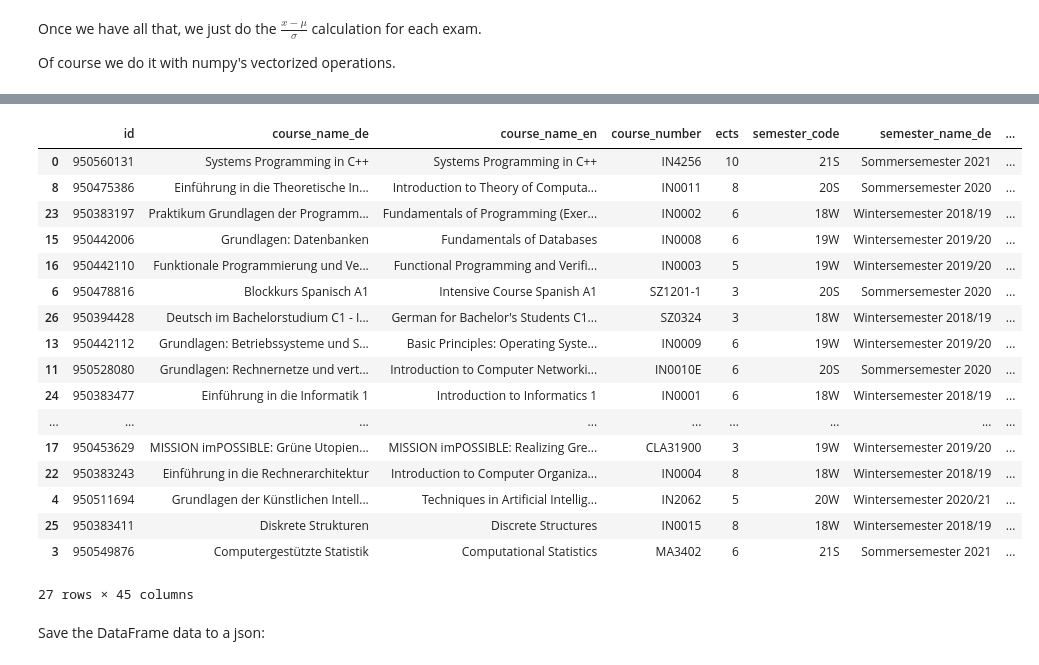
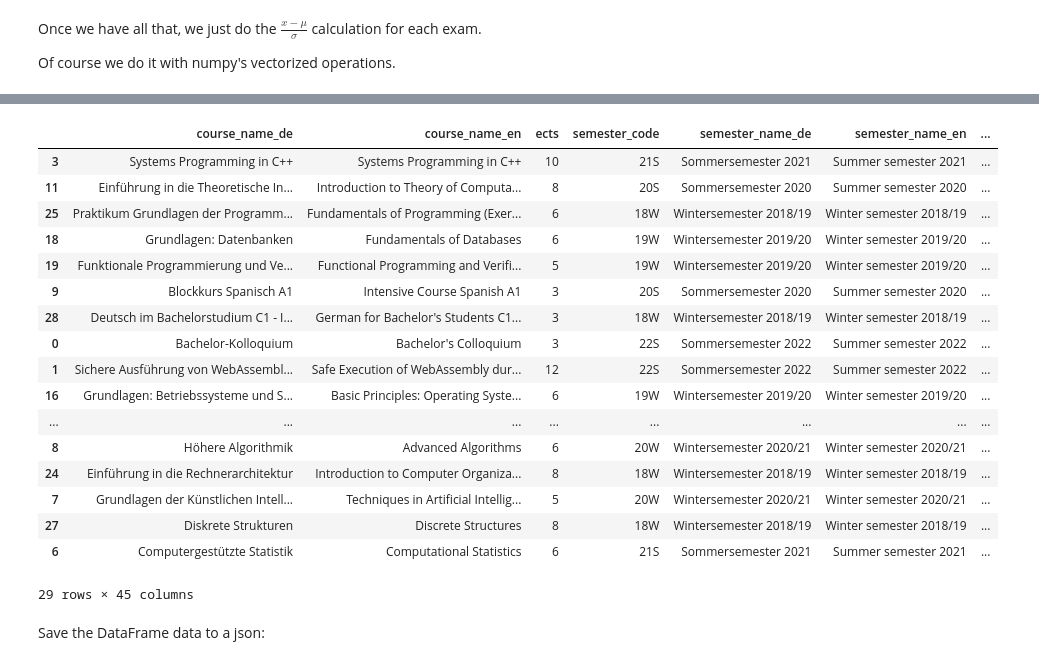
Before and after one commit to t4lz/my-grades, a Jupyter notebook: ExamStats.ipynb, the cells around one changed output, grey strips where cells are left out. Saved outputs shown, nothing was run; the diff lists cells and outputs as text; code cells hidden in the pictures.

Commit message:
Adapt to changed API and indluce latest grades.

```diff
--- a/ExamStats.ipynb
+++ b/ExamStats.ipynb
@@ -28,4 +34,43 @@ build_dict = lambda course: {
 # %% [markdown]
 Creating a list of dicts, each dict containing the info for one course.
 # %%
-dicts = [build_dict(course) for course in data['resource']]
+dicts = [build_dict(course) for course in data['resource'] if course['content']['achievementDto']['achievementStatusType'] == 'FINAL']
+# %%
+import pandas as pd
+
+
+possible_grades = ['1.0', '1.3', '1.4', '1.7', '2.0', '2.3', '2.4', '2.7', '3.0', '3.3', '3.4', '3.7', '4.0', '4.3', '4.7', '5.0']
+standard_possible_grades = ['1.0', '1.3', '1.7', '2.0', '2.3', '2.7', '3.0', '3.3', '3.7', '4.0', '4.3', '4.7', '5.0']
+all_possible_grades = possible_grades + ['did_not_show_up']
+
+for d in reversed(dicts): # iterating in reverse order so we can remove elements while iterating.
+    # University regulation: written exams from first semester are weighted half the points.
+    d['grade_weight'] = d['ects']
+    if ('Discrete Structures' in d['course_name_en']
+        or 'Introduction to Informatics' in d['course_name_en']
+        or 'Computer Organization' in d['course_name_en']
+       ):
+        d['grade_weight'] >>= 1 # divide by 2 but leave as int (known to all be devisable by 2)
+    # read the json file to a dict
+    try:
+        d.update((grade, 0) for grade in all_possible_grades) # All courses get all grades, also if 0 students that grade.
+        with open(f'json_stats/{d["id"]}.json', 'rb') as f:
+            j = json.load(f)
+        ge = pd.DataFrame(j['gradeEntries'])
+        groupby_cols = ['gradeShortName']
+        if 'gradeCommentName' in ge:
+            groupby_cols.append('gradeCommentName')
+        se = ge.fillna('').groupby(groupby_cols).count()['id']
+        se.index = se.index.map(''.join)  # From MultiIndex to normal index.
+        se.index = se.index.str.replace(',', '.')  # From German format to normal float format.
+        se.index = se.index.str.replace('5.0Nicht erschienen', 'did_not_show_up')
+        se['5.0'] = se.get('5.0',0) + se.get('5.0Ungültig/Täuschung', 0)
+        se['did_not_show_up'] = se.get('did_not_show_up',0) + se.get('QRücktritt mit anerkanntem Grund', 0) + se.get('NNicht erschienen', 0)
+        se = se.drop([x for x in ['QRücktritt mit anerkanntem Grund', '5.0Ungültig/Täuschung', 'NNicht erschienen'] if x in se.index])
+        d.update(se)
+    except FileNotFoundError:
+        print("No statistics file for ", d['course_name_en'])
+        d[str(float(d['grade']))] = 1
+    except KeyError:
+        print("Empty statistics file for ", d['course_name_en'])
+        d[str(float(d['grade']))] = 1
@@ -270,28 +322,29 @@ print(avg_percentile_with_noshows)
 # %%
 total_ects = df['ects'].sum()
 # %%
+df.fillna(0, inplace=True)
 df.sort_values(by=['grade','ects', 'percentile', 'z', 'semester_start_date', 'course_name_en'],
                ascending=[True, False, True, True, True, True], inplace=True, )
 df
 # %% [output]
-|  | id | course_name_de | course_name_en | course_number | ects | semester_code | semester_name_de | ... |
-| 0 | 950560131 | Systems Programming in C++ | Systems Programming in C++ | IN4256 | 10 | 21S | Sommersemester 2021 | ... |
-| 8 | 950475386 | Einführung in die Theoretische In... | Introduction to Theory of Computa... | IN0011 | 8 | 20S | Sommersemester 2020 | ... |
-| 23 | 950383197 | Praktikum Grundlagen der Programm... | Fundamentals of Programming (Exer... | IN0002 | 6 | 18W | Wintersemester 2018/19 | ... |
-| 15 | 950442006 | Grundlagen: Datenbanken | Fundamentals of Databases | IN0008 | 6 | 19W | Wintersemester 2019/20 | ... |
-| 16 | 950442110 | Funktionale Programmierung und Ve... | Functional Programming and Verifi... | IN0003 | 5 | 19W | Wintersemester 2019/20 | ... |
-| 6 | 950478816 | Blockkurs Spanisch A1 | Intensive Course Spanish A1 | SZ1201-1 | 3 | 20S | Sommersemester 2020 | ... |
-| 26 | 950394428 | Deutsch im Bachelorstudium C1 - I... | German for Bachelor's Students C1... | SZ0324 | 3 | 18W | Wintersemester 2018/19 | ... |
-| 13 | 950442112 | Grundlagen: Betriebssysteme und S... | Basic Principles: Operating Syste... | IN0009 | 6 | 19W | Wintersemester 2019/20 | ... |
-| 11 | 950528080 | Grundlagen: Rechnernetze und vert... | Introduction to Computer Networki... | IN0010E | 6 | 20S | Sommersemester 2020 | ... |
-| 24 | 950383477 | Einführung in die Informatik 1 | Introduction to Informatics 1 | IN0001 | 6 | 18W | Wintersemester 2018/19 | ... |
-| ... | ... | ... | ... | ... | ... | ... | ... | ... |
-| 17 | 950453629 | MISSION imPOSSIBLE: Grüne Utopien... | MISSION imPOSSIBLE: Realizing Gre... | CLA31900 | 3 | 19W | Wintersemester 2019/20 | ... |
-| 22 | 950383243 | Einführung in die Rechnerarchitektur | Introduction to Computer Organiza... | IN0004 | 8 | 18W | Wintersemester 2018/19 | ... |
-| 4 | 950511694 | Grundlagen der Künstlichen Intell... | Techniques in Artificial Intellig... | IN2062 | 5 | 20W | Wintersemester 2020/21 | ... |
-| 25 | 950383411 | Diskrete Strukturen | Discrete Structures | IN0015 | 8 | 18W | Wintersemester 2018/19 | ... |
-| 3 | 950549876 | Computergestützte Statistik | Computational Statistics | MA3402 | 6 | 21S | Sommersemester 2021 | ... |
+|  | course_name_de | course_name_en | ects | semester_code | semester_name_de | semester_name_en | ... |
+| 3 | Systems Programming in C++ | Systems Programming in C++ | 10 | 21S | Sommersemester 2021 | Summer semester 2021 | ... |
+| 11 | Einführung in die Theoretische In... | Introduction to Theory of Computa... | 8 | 20S | Sommersemester 2020 | Summer semester 2020 | ... |
+| 25 | Praktikum Grundlagen der Programm... | Fundamentals of Programming (Exer... | 6 | 18W | Wintersemester 2018/19 | Winter semester 2018/19 | ... |
+| 18 | Grundlagen: Datenbanken | Fundamentals of Databases | 6 | 19W | Wintersemester 2019/20 | Winter semester 2019/20 | ... |
+| 19 | Funktionale Programmierung und Ve... | Functional Programming and Verifi... | 5 | 19W | Wintersemester 2019/20 | Winter semester 2019/20 | ... |
+| 9 | Blockkurs Spanisch A1 | Intensive Course Spanish A1 | 3 | 20S | Sommersemester 2020 | Summer semester 2020 | ... |
+| 28 | Deutsch im Bachelorstudium C1 - I... | German for Bachelor's Students C1... | 3 | 18W | Wintersemester 2018/19 | Winter semester 2018/19 | ... |
+| 0 | Bachelor-Kolloquium | Bachelor's Colloquium | 3 | 22S | Sommersemester 2022 | Summer semester 2022 | ... |
+| 1 | Sichere Ausführung von WebAssembl... | Safe Execution of WebAssembly dur... | 12 | 22S | Sommersemester 2022 | Summer semester 2022 | ... |
+| 16 | Grundlagen: Betriebssysteme und S... | Basic Principles: Operating Syste... | 6 | 19W | Wintersemester 2019/20 | Winter semester 2019/20 | ... |
+| ... | ... | ... | ... | ... | ... | ... | ... |
+| 8 | Höhere Algorithmik | Advanced Algorithms | 6 | 20W | Wintersemester 2020/21 | Winter semester 2020/21 | ... |
+| 24 | Einführung in die Rechnerarchitektur | Introduction to Computer Organiza... | 8 | 18W | Wintersemester 2018/19 | Winter semester 2018/19 | ... |
+| 7 | Grundlagen der Künstlichen Intell... | Techniques in Artificial Intellig... | 5 | 20W | Wintersemester 2020/21 | Winter semester 2020/21 | ... |
+| 27 | Diskrete Strukturen | Discrete Structures | 8 | 18W | Wintersemester 2018/19 | Winter semester 2018/19 | ... |
+| 6 | Computergestützte Statistik | Computational Statistics | 6 | 21S | Sommersemester 2021 | Summer semester 2021 | ... |
-27 rows × 45 columns
+29 rows × 45 columns
 # %% [markdown]
 Save the DataFrame data to a json:
 # %%
```
Also changed, not shown: parts of 24 cells of this notebook, 8 other files.
